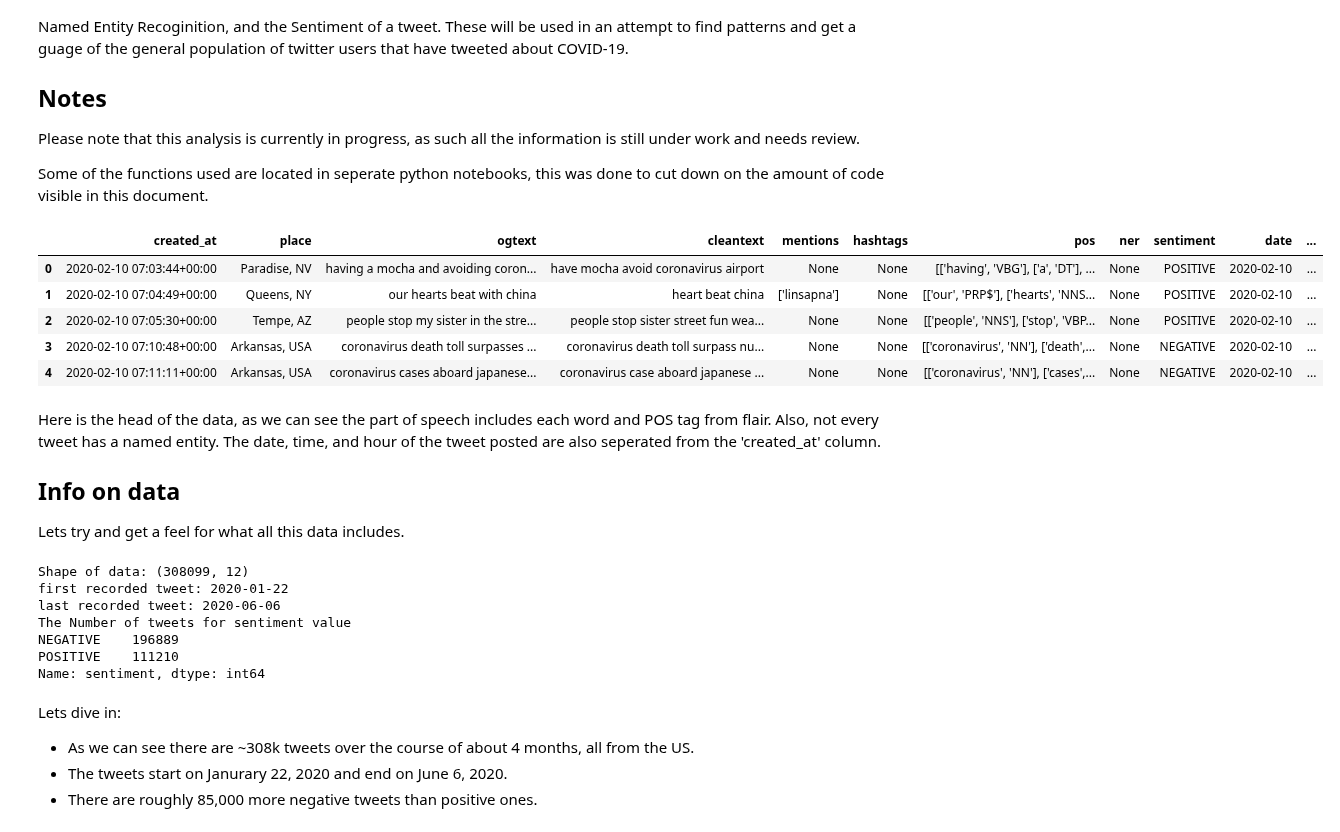
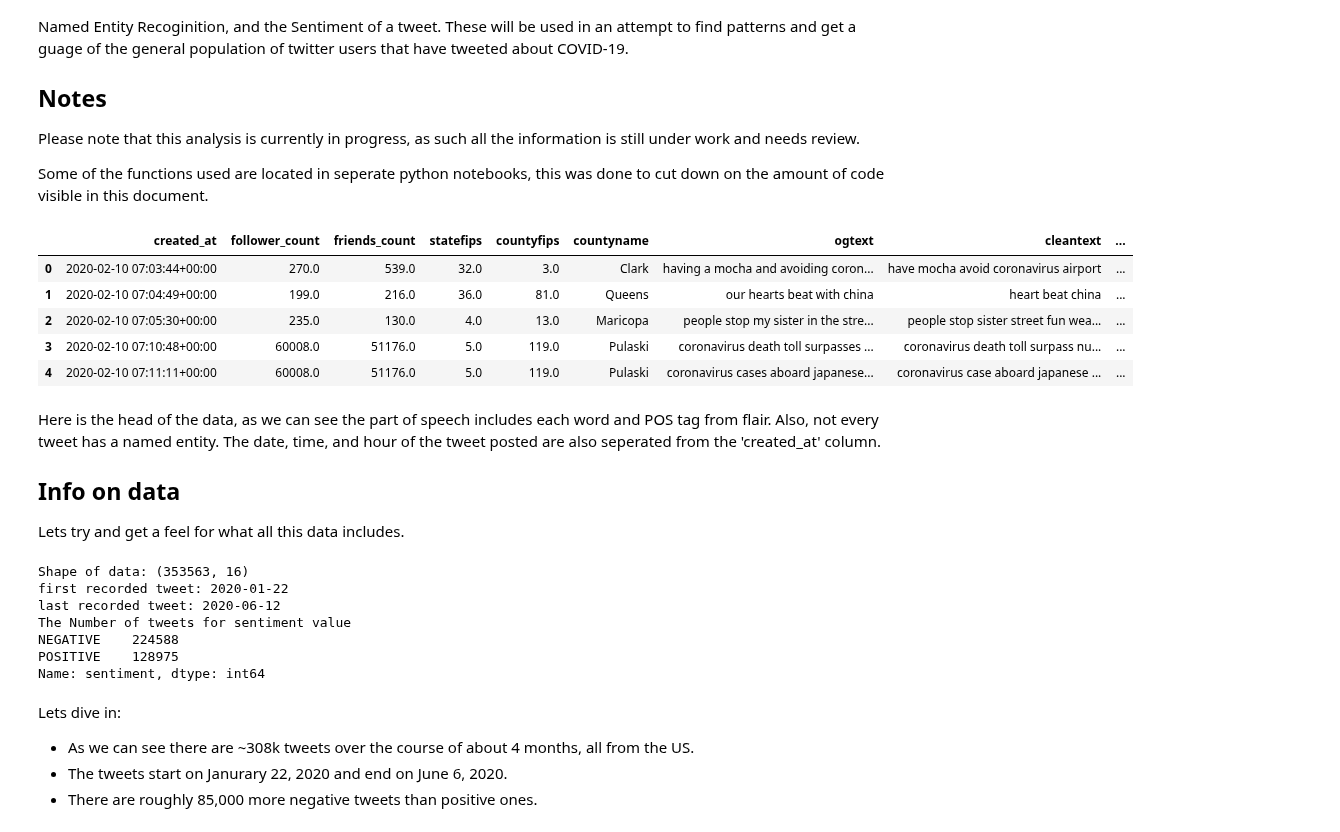
Before and after one commit to Alexander-Kahanek/COVID_Research, a Jupyter notebook: analysis/COVID-analysis.ipynb, the cells around one changed output. Saved outputs shown, nothing was run; the diff lists cells and outputs as text; code cells hidden in the pictures.

```diff
--- a/analysis/COVID-analysis.ipynb
+++ b/analysis/COVID-analysis.ipynb
@@ -15,42 +15,42 @@ Some of the functions used are located in seperate python notebooks, this was do
 # %%
 import pandas as pd
 import seaborn as sns
 import matplotlib.pyplot as plt
 import networkx as nx
 import os
 import sys
 
 sys.path.append(os.path.abspath("C:/Users/Alex/Documents/My Data Files/COVID Research/analysis/mention_2_hashtag.py"))
 
-from functions.mention_2_hashtag import *
-from functions.datamanip import *
+from analysis.functions.mention_2_hashtag import *
+from analysis.functions.datamanip import *
 
-FIN = 'flair_joined_tweets.csv'
+FIN = 'geo.coord_tweets/flair.joined.tweets.csv'
 
 raw = pd.read_csv(FIN)
 
 # changing date to more readable format
 raw['created_at'] = pd.to_datetime(raw['created_at'])
 
 # getting seperated date and time columns
 raw['date'] = raw['created_at'].dt.date
 raw['time'] = raw['created_at'].dt.time
 raw['hour'] = raw['created_at'].dt.hour
 
 # changing na to None
 raw = raw.fillna('None')
 
 # only 4 samples that have no sentiment
 raw = raw[raw['sentiment'] != 'None']
 
 raw.head()
 # %% [output]
-|  | created_at | place | ogtext | cleantext | mentions | hashtags | pos | ner | sentiment | date | ... |
-| 0 | 2020-02-10 07:03:44+00:00 | Paradise, NV | having a mocha and avoiding coron... | have mocha avoid coronavirus airport | None | None | [['having', 'VBG'], ['a', 'DT'], ... | None | POSITIVE | 2020-02-10 | ... |
-| 1 | 2020-02-10 07:04:49+00:00 | Queens, NY | our hearts beat with china | heart beat china | ['linsapna'] | None | [['our', 'PRP$'], ['hearts', 'NNS... | None | POSITIVE | 2020-02-10 | ... |
-| 2 | 2020-02-10 07:05:30+00:00 | Tempe, AZ | people stop my sister in the stre... | people stop sister street fun wea... | None | None | [['people', 'NNS'], ['stop', 'VBP... | None | POSITIVE | 2020-02-10 | ... |
-| 3 | 2020-02-10 07:10:48+00:00 | Arkansas, USA | coronavirus death toll surpasses ... | coronavirus death toll surpass nu... | None | None | [['coronavirus', 'NN'], ['death',... | None | NEGATIVE | 2020-02-10 | ... |
-| 4 | 2020-02-10 07:11:11+00:00 | Arkansas, USA | coronavirus cases aboard japanese... | coronavirus case aboard japanese ... | None | None | [['coronavirus', 'NN'], ['cases',... | None | NEGATIVE | 2020-02-10 | ... |
+|  | created_at | follower_count | friends_count | statefips | countyfips | countyname | ogtext | cleantext | ... |
+| 0 | 2020-02-10 07:03:44+00:00 | 270.0 | 539.0 | 32.0 | 3.0 | Clark | having a mocha and avoiding coron... | have mocha avoid coronavirus airport | ... |
+| 1 | 2020-02-10 07:04:49+00:00 | 199.0 | 216.0 | 36.0 | 81.0 | Queens | our hearts beat with china | heart beat china | ... |
+| 2 | 2020-02-10 07:05:30+00:00 | 235.0 | 130.0 | 4.0 | 13.0 | Maricopa | people stop my sister in the stre... | people stop sister street fun wea... | ... |
+| 3 | 2020-02-10 07:10:48+00:00 | 60008.0 | 51176.0 | 5.0 | 119.0 | Pulaski | coronavirus death toll surpasses ... | coronavirus death toll surpass nu... | ... |
+| 4 | 2020-02-10 07:11:11+00:00 | 60008.0 | 51176.0 | 5.0 | 119.0 | Pulaski | coronavirus cases aboard japanese... | coronavirus case aboard japanese ... | ... |
 # %% [markdown]
 Here is the head of the data, as we can see the part of speech includes each word and POS tag from flair. Also, not every tweet has a named entity. The date, time, and hour of the tweet posted are also seperated from the 'created_at' column.
 
@@ -64,12 +64,12 @@ print('last recorded tweet:', raw['date'].max())
 print('The Number of tweets for sentiment value')
 print(raw['sentiment'].value_counts())
 # %% [output]
-Shape of data: (308099, 12)
+Shape of data: (353563, 16)
 first recorded tweet: 2020-01-22
-last recorded tweet: 2020-06-06
+last recorded tweet: 2020-06-12
 The Number of tweets for sentiment value
-NEGATIVE    196889
-POSITIVE    111210
+NEGATIVE    224588
+POSITIVE    128975
 Name: sentiment, dtype: int64
 # %% [markdown]
 Lets dive in:
```
Also changed, not shown: parts of 6 cells of this notebook, 9 other files.
